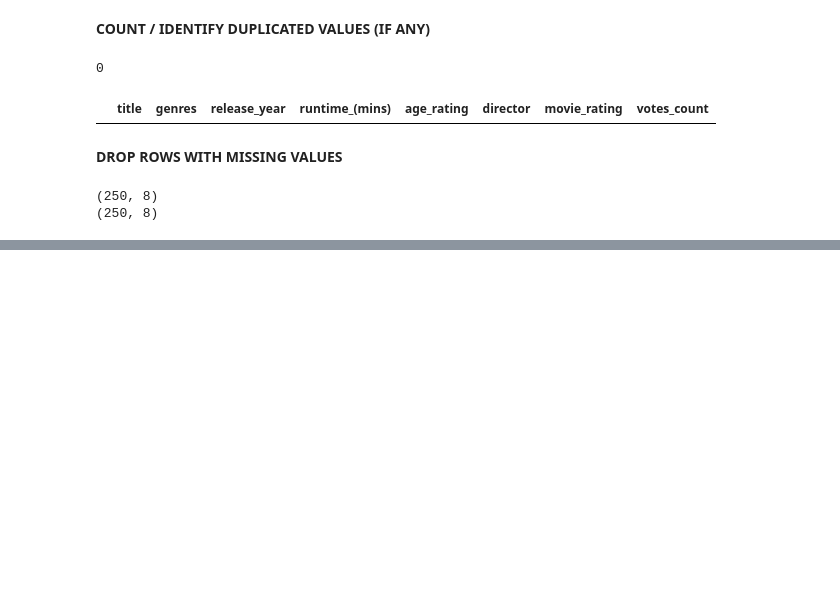
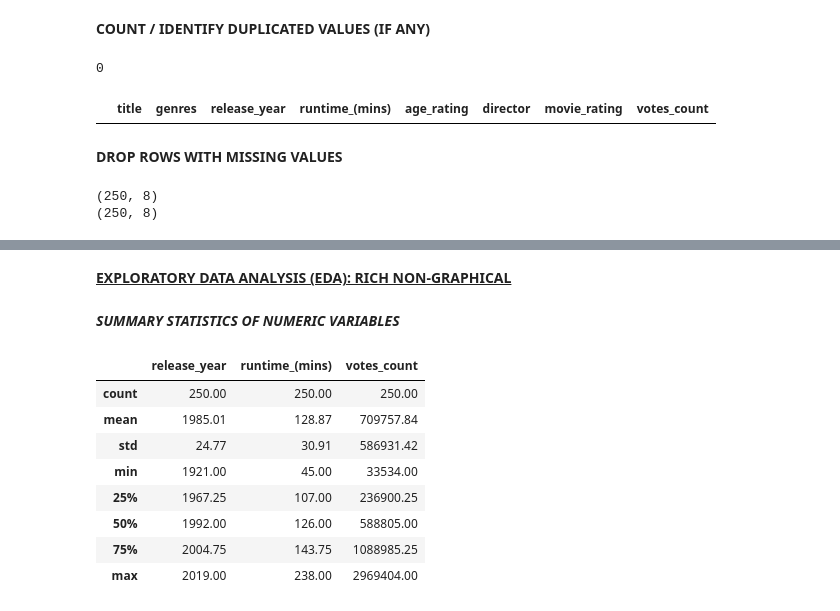
Before and after one commit to shajiranraveendran/data_analytics_project, a Jupyter notebook: project.ipynb, the cells around one changed output, grey strips where cells are left out. Drawn from its saved outputs; the diff is of its cells as text; code cells hidden in the pictures; blank space fills up the shorter version.

```diff
--- a/project.ipynb
+++ b/project.ipynb
@@ -109,0 +138,16 @@ print(df.shape)
+# %% [markdown]
+<U>**EXPLORATORY DATA ANALYSIS (EDA): RICH NON-GRAPHICAL**</U>
+# %% [markdown]
+***SUMMARY STATISTICS OF NUMERIC VARIABLES***
+# %%
+df.describe().round(2)
+# %% [output]
+|  | release_year | runtime_(mins) | votes_count |
+| count | 250.00 | 250.00 | 250.00 |
+| mean | 1985.01 | 128.87 | 709757.84 |
+| std | 24.77 | 30.91 | 586931.42 |
+| min | 1921.00 | 45.00 | 33534.00 |
+| 25% | 1967.25 | 107.00 | 236900.25 |
+| 50% | 1992.00 | 126.00 | 588805.00 |
+| 75% | 2004.75 | 143.75 | 1088985.25 |
+| max | 2019.00 | 238.00 | 2969404.00 |
```
Also changed, not shown: parts of 12 cells of this notebook.
